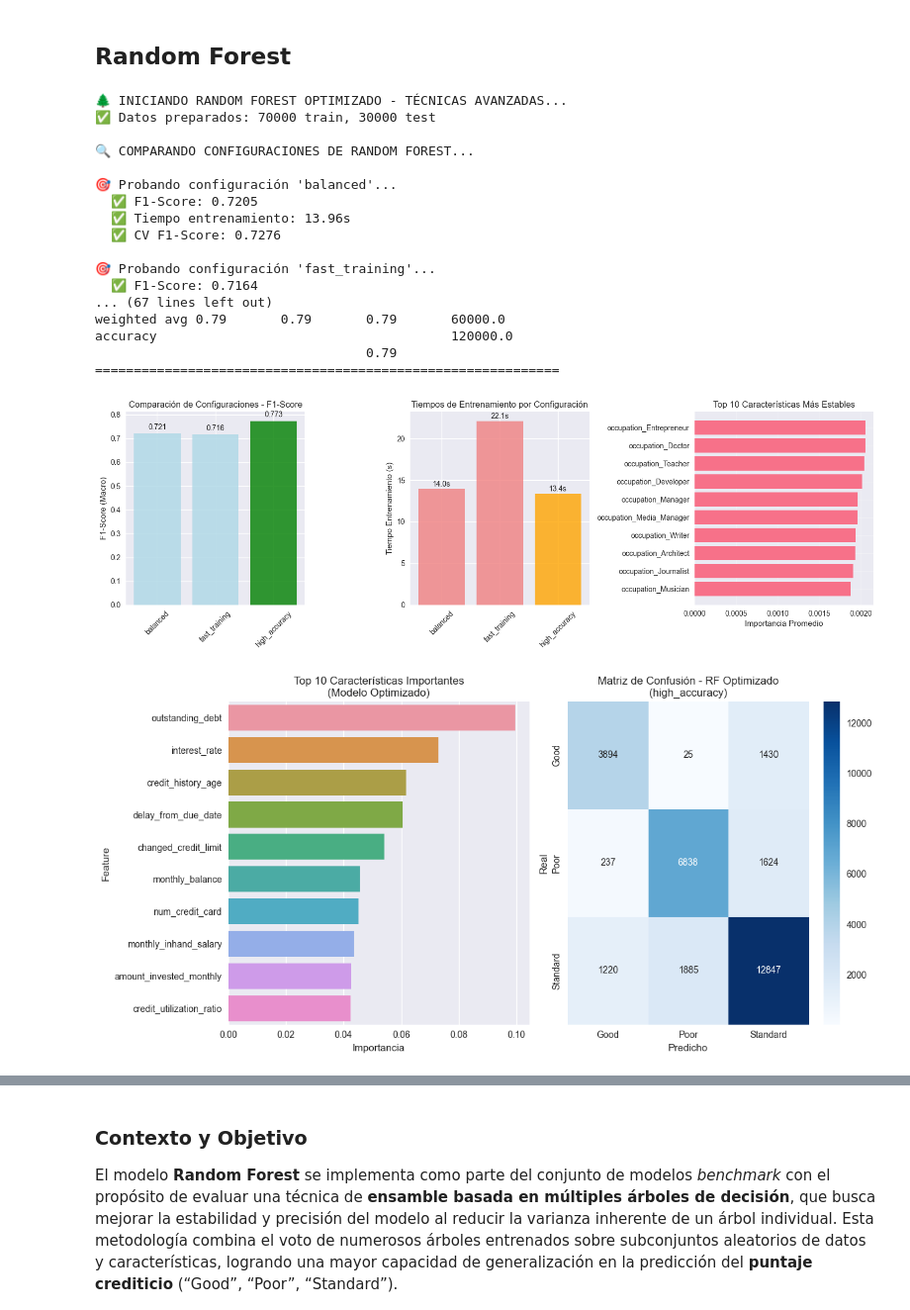
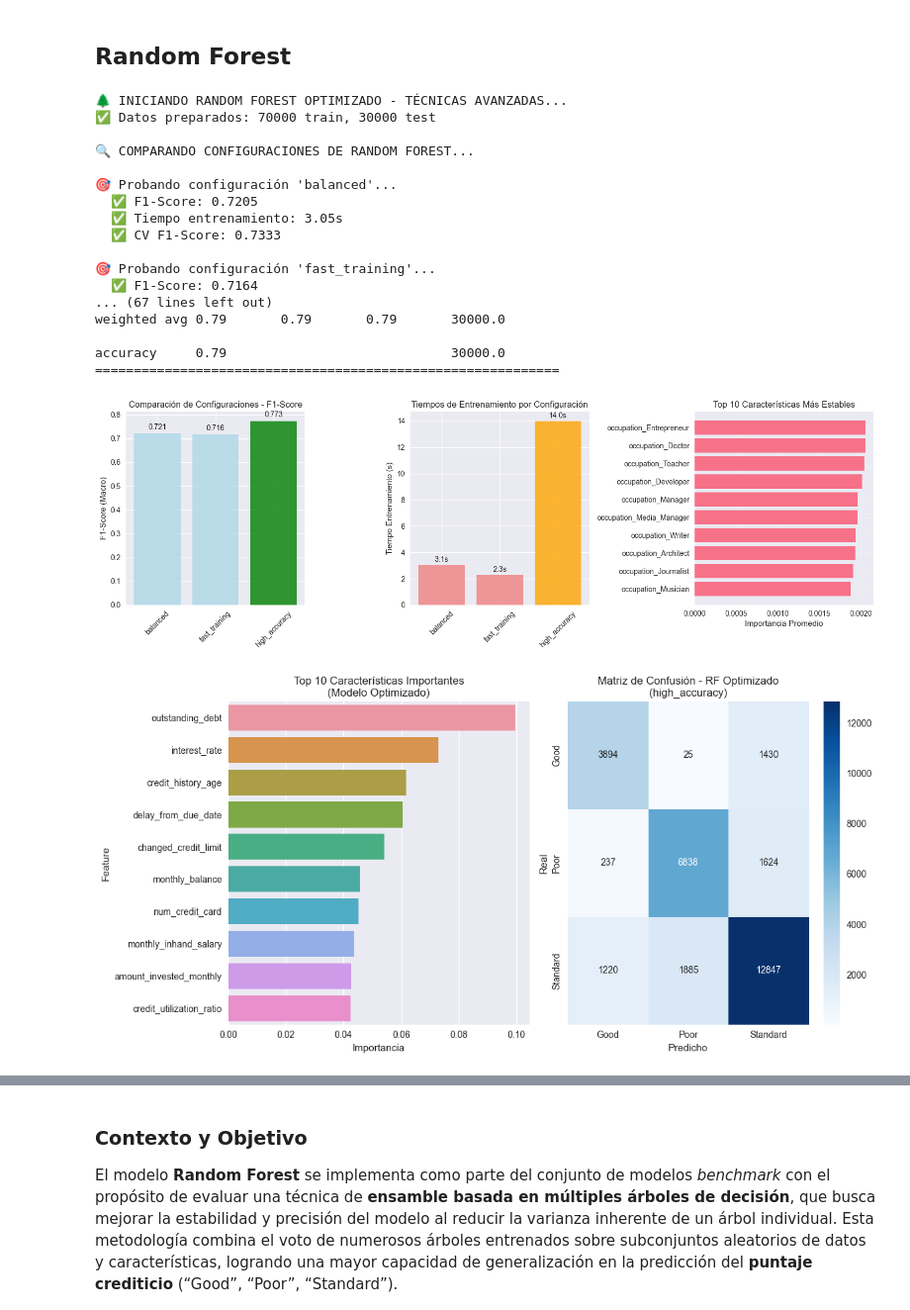
Before and after one commit to luispenaranda08/Credit-Score-Classsification-w-Machine-Learning, a Jupyter notebook: Optimizacion_Computacional.ipynb, the cells around one changed output, grey strips where cells are left out. Shown at 99% size. Saved outputs shown, nothing was run; the diff lists cells and outputs as text; code cells hidden in the pictures.

```diff
--- a/Optimizacion_Computacional.ipynb
+++ b/Optimizacion_Computacional.ipynb
@@ -292,8 +292,8 @@ weighted_avg = np.average(class_report_df[['precision', 'recall', 'f1-score']],
 class_report_df.loc['macro avg'] = [macro_avg['precision'], macro_avg['recall'],
                                    macro_avg['f1-score'], class_report_df['support'].sum()]
 class_report_df.loc['weighted avg'] = [weighted_avg[0], weighted_avg[1],
-                                      weighted_avg[2], class_report_df['support'].sum()]
-class_report_df.loc['accuracy'] = [accuracy_best, '', '', class_report_df['support'].sum()]
+                                      weighted_avg[2], class_report_df['support'][3]]
+class_report_df.loc['accuracy'] = [accuracy_best, '', '', class_report_df['support'][3]]
 
 print("\n📊 TABLA DE MÉTRICAS POR CLASE:")
 print("="*60)
@@ -301,8 +301,8 @@ print(f"{'':<12} {'precision':<10} {'recall':<10} {'f1-score':<10} {'support':<1
 print("-" * 60)
 for idx, row in class_report_df.iterrows():
     if idx == 'accuracy':
-        print(f"{idx:<12} {'':<10} {'':<10} {'':<10} {row['support']:<10}")
-        print(f"{'':<12} {'':<10} {'':<10} {row['precision']:<10.2f} {'':<10}")
+        print()
+        print(f"{idx:<12} {row['precision']:<10.2f} {'':<10} {'':<10} {row['support']:<10}")
     else:
         print(f"{idx:<12} {row['precision']:<10.2f} {row['recall']:<10.2f} {row['f1-score']:<10.2f} {row['support']:<10}")
 print("="*60)
@@ -752,8 +752,8 @@ weighted_avg = np.average(class_report_df[['precision', 'recall', 'f1-score']],
 class_report_df.loc['macro avg'] = [macro_avg['precision'], macro_avg['recall'],
                                    macro_avg['f1-score'], class_report_df['support'].sum()]
 class_report_df.loc['weighted avg'] = [weighted_avg[0], weighted_avg[1],
-                                      weighted_avg[2], class_report_df['support'].sum()]
-class_report_df.loc['accuracy'] = [accuracy_best, '', '', class_report_df['support'].sum()]
+                                      weighted_avg[2], class_report_df['support'][3]]
+class_report_df.loc['accuracy'] = [accuracy_best, '', '', class_report_df['support'][3]]
 
 print("\n📊 TABLA DE MÉTRICAS POR CLASE:")
 print("="*60)
@@ -761,8 +761,8 @@ print(f"{'':<12} {'precision':<10} {'recall':<10} {'f1-score':<10} {'support':<1
 print("-" * 60)
 for idx, row in class_report_df.iterrows():
     if idx == 'accuracy':
-        print(f"{idx:<12} {'':<10} {'':<10} {'':<10} {row['support']:<10}")
-        print(f"{'':<12} {'':<10} {'':<10} {row['precision']:<10.2f} {'':<10}")
+        print()
+        print(f"{idx:<12} {row['precision']:<10.2f} {'':<10} {'':<10} {row['support']:<10}")
     else:
         print(f"{idx:<12} {row['precision']:<10.2f} {row['recall']:<10.2f} {row['f1-score']:<10.2f} {row['support']:<10}")
 print("="*60)
@@ -1328,8 +1328,8 @@ weighted_avg = np.average(class_report_df[['precision', 'recall', 'f1-score']],
 class_report_df.loc['macro avg'] = [macro_avg['precision'], macro_avg['recall'],
                                    macro_avg['f1-score'], class_report_df['support'].sum()]
 class_report_df.loc['weighted avg'] = [weighted_avg[0], weighted_avg[1],
-                                      weighted_avg[2], class_report_df['support'].sum()]
-class_report_df.loc['accuracy'] = [accuracy_opt, '', '', class_report_df['support'].sum()]
+                                      weighted_avg[2], class_report_df['support'][3]]
+class_report_df.loc['accuracy'] = [accuracy_opt, '', '', class_report_df['support'][3]]
 
 print("\n📊 TABLA DE MÉTRICAS POR CLASE (OPTIMIZADO):")
 print("="*60)
@@ -1337,8 +1337,8 @@ print(f"{'':<12} {'precision':<10} {'recall':<10} {'f1-score':<10} {'support':<1
 print("-" * 60)
 for idx, row in class_report_df.iterrows():
     if idx == 'accuracy':
-        print(f"{idx:<12} {'':<10} {'':<10} {'':<10} {row['support']:<10}")
-        print(f"{'':<12} {'':<10} {'':<10} {row['precision']:<10.2f} {'':<10}")
+        print()
+        print(f"{idx:<12} {row['precision']:<10.2f} {'':<10} {'':<10} {row['support']:<10}")
     else:
         print(f"{idx:<12} {row['precision']:<10.2f} {row['recall']:<10.2f} {row['f1-score']:<10.2f} {row['support']:<10}")
 print("="*60)
@@ -2205,7 +2205,7 @@ for config_name, params in configurations.items():
     )
 
     cv_scores = cross_val_score(rf_temp, X_train_processed, y_train_encoded,
-                               cv=3, scoring='f1_macro', n_jobs=-1)  # Menos folds para velocidad
+                               cv=5, scoring='f1_macro', n_jobs=-1)
 
     # Calcular importancia de características
     feature_importance = pd.DataFrame({
@@ -2367,8 +2367,8 @@ weighted_avg = np.average(class_report_df[['precision', 'recall', 'f1-score']],
 class_report_df.loc['macro avg'] = [macro_avg['precision'], macro_avg['recall'],
                                    macro_avg['f1-score'], class_report_df['support'].sum()]
 class_report_df.loc['weighted avg'] = [weighted_avg[0], weighted_avg[1],
-                                      weighted_avg[2], class_report_df['support'].sum()]
-class_report_df.loc['accuracy'] = [accuracy_opt, '', '', class_report_df['support'].sum()]
+                                      weighted_avg[2], class_report_df['support'][3]]
+class_report_df.loc['accuracy'] = [accuracy_opt, '', '', class_report_df['support'][3]]
 
 print("\n📊 TABLA DE MÉTRICAS POR CLASE (OPTIMIZADO):")
 print("="*60)
@@ -2376,8 +2376,8 @@ print(f"{'':<12} {'precision':<10} {'recall':<10} {'f1-score':<10} {'support':<1
 print("-" * 60)
 for idx, row in class_report_df.iterrows():
     if idx == 'accuracy':
-        print(f"{idx:<12} {'':<10} {'':<10} {'':<10} {row['support']:<10}")
-        print(f"{'':<12} {'':<10} {'':<10} {row['precision']:<10.2f} {'':<10}")
+        print()
+        print(f"{idx:<12} {row['precision']:<10.2f} {'':<10} {'':<10} {row['support']:<10}")
     else:
         print(f"{idx:<12} {row['precision']:<10.2f} {row['recall']:<10.2f} {row['f1-score']:<10.2f} {row['support']:<10}")
 print("="*60)
@@ -2482,39 +2482,39 @@ optimized_data = {
     'precision': precision_opt,
     'recall': recall_opt,
     'f1': f1_opt,
     'cv_mean': cv_scores_opt.mean(),
     'cv_std': cv_scores_opt.std(),
     'execution_time': execution_time,
     'feature_importance': feature_importance_opt,
     'stability_analysis': importance_df,
     'classification_report': class_report_df,
     'config_comparison': results,
     'preprocessor': preprocessor,
     'label_encoder': le
 }
 
 joblib.dump(optimized_data, 'random_forest_optimized_results.pkl')
 print(f"\n💾 Resultados optimizados guardados: 'random_forest_optimized_results.pkl'")
 print("="*70)
 # %% [output]
 🌲 INICIANDO RANDOM FOREST OPTIMIZADO - TÉCNICAS AVANZADAS...
 ✅ Datos preparados: 70000 train, 30000 test
 
 🔍 COMPARANDO CONFIGURACIONES DE RANDOM FOREST...
 
 🎯 Probando configuración 'balanced'...
   ✅ F1-Score: 0.7205
-  ✅ Tiempo entrenamiento: 13.96s
-  ✅ CV F1-Score: 0.7276
+  ✅ Tiempo entrenamiento: 3.05s
+  ✅ CV F1-Score: 0.7333
 
 🎯 Probando configuración 'fast_training'...
   ✅ F1-Score: 0.7164
 ... (67 lines left out)
-weighted avg 0.79       0.79       0.79       60000.0
-accuracy                                      120000.0
-                                   0.79
+weighted avg 0.79       0.79       0.79       30000.0
+
+accuracy     0.79                             30000.0
 ============================================================
-[figure, old version]
+[figure, new version]
 [figure]
 ======================================================================
 🎯 RESUMEN FINAL - RANDOM FOREST OPTIMIZADO
```
Also changed, not shown: parts of 6 cells of this notebook.
